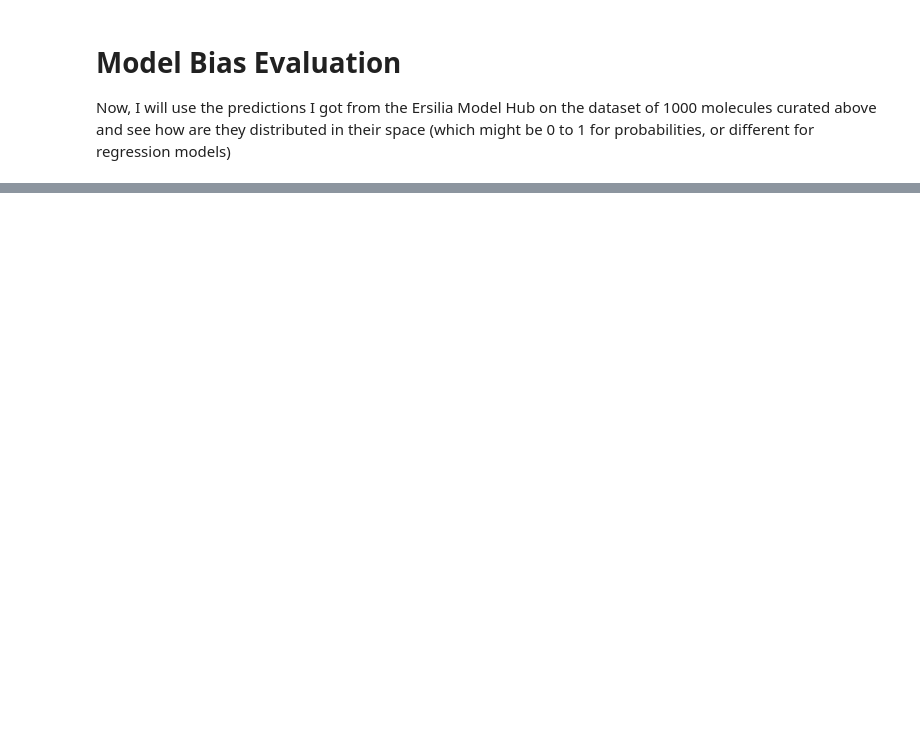
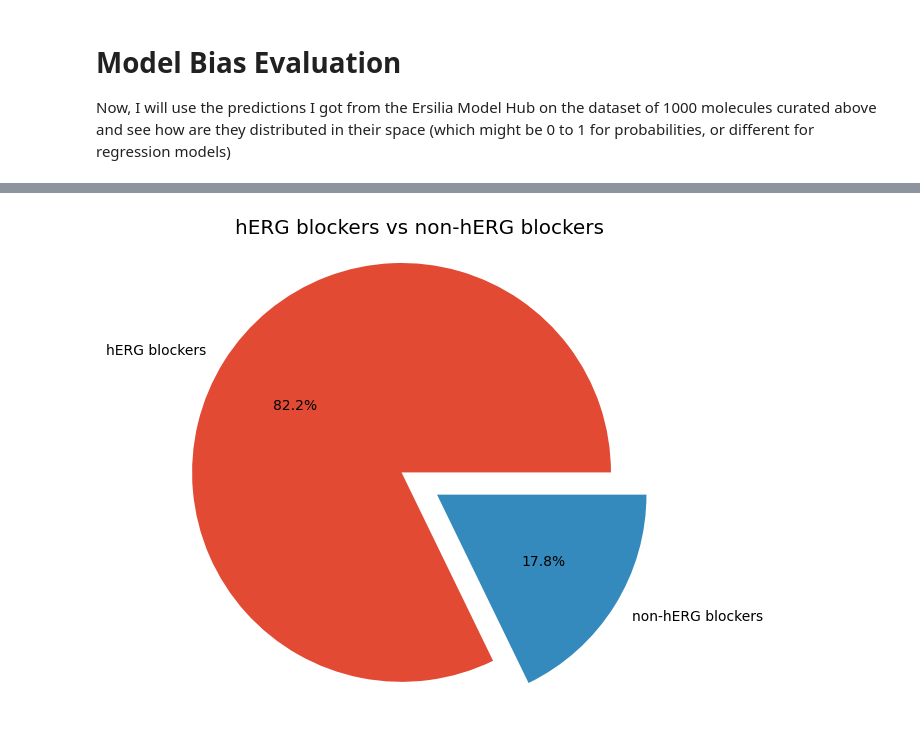
Before and after one commit to Ashita17/Ersilia-Outreachy, a Jupyter notebook: model-validation-example/notebooks/00_model_bias.ipynb, the cells around one changed output, grey strips where cells are left out. Cells and saved outputs as stored; diff of their text form; code cells hidden in the pictures; blank space fills up the shorter version.

```diff
--- a/model-validation-example/notebooks/00_model_bias.ipynb
+++ b/model-validation-example/notebooks/00_model_bias.ipynb
@@ -215,0 +219,18 @@ plt.show()
+# %%
+ranges = [(0, 0.5), (0.5,1.0)]
+categories = []
+for value in predictions['score']:
+    for r in ranges:
+        if r[0] <= value < r[1]:
+            categories.append(r)
+            break
+counts = pd.Series(categories).value_counts().sort_index()
+plt.figure(figsize=(8, 6))
+labels=['hERG blockers','non-hERG blockers']
+explode=(0.1,0.1)
+plt.pie(counts, labels=labels, autopct='%1.1f%%', startangle=0,explode=explode)
+plt.title('hERG blockers vs non-hERG blockers')
+plt.axis('equal')
+plt.show()
+# %% [output]
+[figure, added]
```
Also changed, not shown: parts of 21 cells of this notebook, 3 other files.
